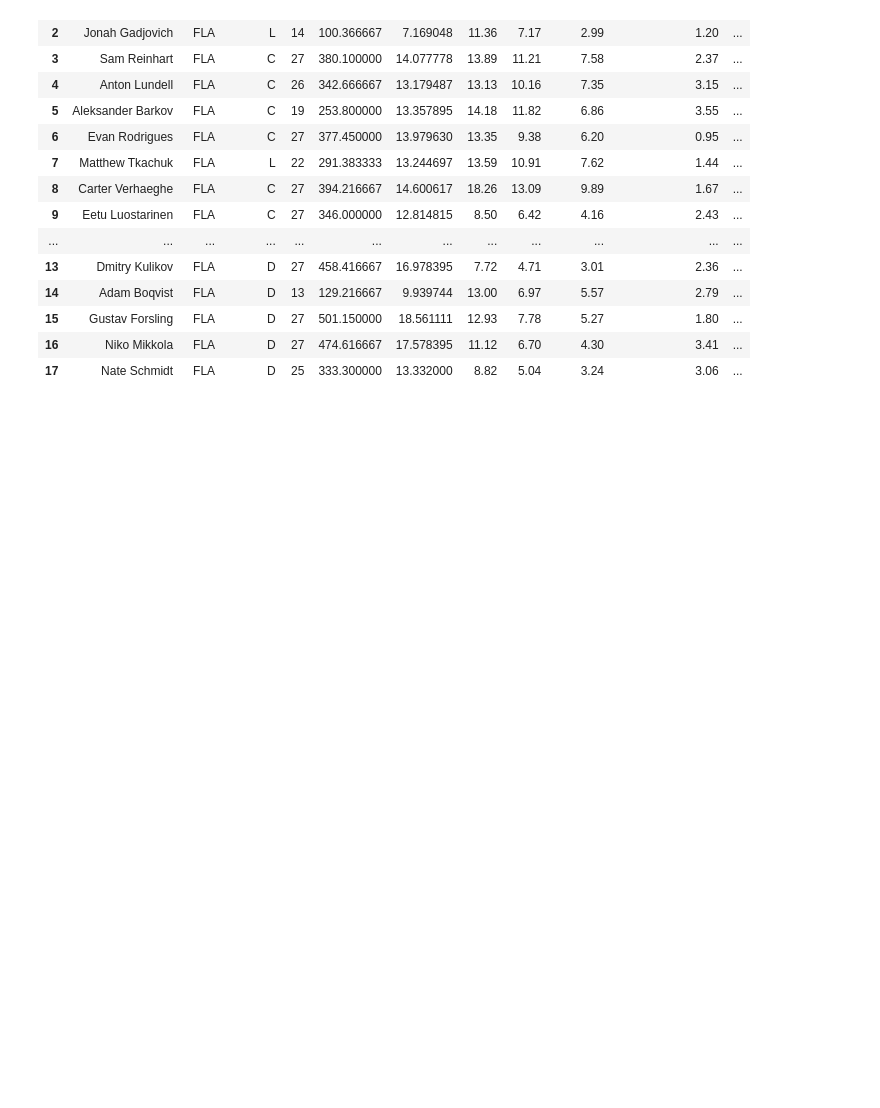
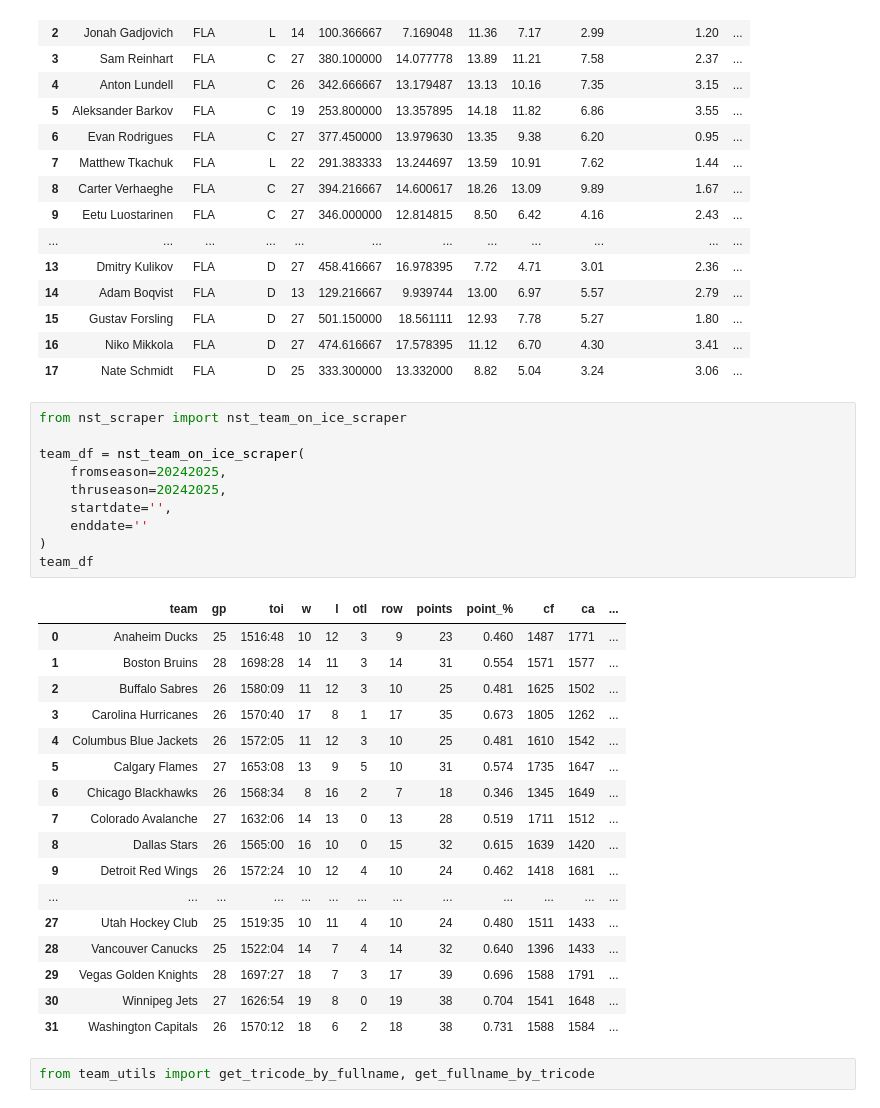
Before and after one commit to bwista/accurateshothelper, a Jupyter notebook: xgm_model_01.ipynb, the cells around one changed output. Drawn from its saved outputs; the diff is of its cells as text; blank space fills up the shorter version.

Commit message:
further progress on process_team_shots_and_opponent opponent's team stats are retrieved but need to figure out what to do with them (how they effect shots)

```diff
--- a/xgm_model_01.ipynb
+++ b/xgm_model_01.ipynb
@@ -1767,3 +1744,33 @@ Lineup extracted for team FLA on 2024-12-05.
 | 15 | Gustav Forsling | FLA | D | 27 | 501.150000 | 18.561111 | 12.93 | 7.78 | 5.27 | 1.80 | ... |
 | 16 | Niko Mikkola | FLA | D | 27 | 474.616667 | 17.578395 | 11.12 | 6.70 | 4.30 | 3.41 | ... |
 | 17 | Nate Schmidt | FLA | D | 25 | 333.300000 | 13.332000 | 8.82 | 5.04 | 3.24 | 3.06 | ... |
+# %%
+from nst_scraper import nst_team_on_ice_scraper
+
+team_df = nst_team_on_ice_scraper(
+    fromseason=20242025,
+    thruseason=20242025,
+    startdate='',
+    enddate=''
+)
+team_df
+# %% [output]
+|  | team | gp | toi | w | l | otl | row | points | point_% | cf | ca | ... |
+| 0 | Anaheim Ducks | 25 | 1516:48 | 10 | 12 | 3 | 9 | 23 | 0.460 | 1487 | 1771 | ... |
+| 1 | Boston Bruins | 28 | 1698:28 | 14 | 11 | 3 | 14 | 31 | 0.554 | 1571 | 1577 | ... |
+| 2 | Buffalo Sabres | 26 | 1580:09 | 11 | 12 | 3 | 10 | 25 | 0.481 | 1625 | 1502 | ... |
+| 3 | Carolina Hurricanes | 26 | 1570:40 | 17 | 8 | 1 | 17 | 35 | 0.673 | 1805 | 1262 | ... |
+| 4 | Columbus Blue Jackets | 26 | 1572:05 | 11 | 12 | 3 | 10 | 25 | 0.481 | 1610 | 1542 | ... |
+| 5 | Calgary Flames | 27 | 1653:08 | 13 | 9 | 5 | 10 | 31 | 0.574 | 1735 | 1647 | ... |
+| 6 | Chicago Blackhawks | 26 | 1568:34 | 8 | 16 | 2 | 7 | 18 | 0.346 | 1345 | 1649 | ... |
+| 7 | Colorado Avalanche | 27 | 1632:06 | 14 | 13 | 0 | 13 | 28 | 0.519 | 1711 | 1512 | ... |
+| 8 | Dallas Stars | 26 | 1565:00 | 16 | 10 | 0 | 15 | 32 | 0.615 | 1639 | 1420 | ... |
+| 9 | Detroit Red Wings | 26 | 1572:24 | 10 | 12 | 4 | 10 | 24 | 0.462 | 1418 | 1681 | ... |
+| ... | ... | ... | ... | ... | ... | ... | ... | ... | ... | ... | ... | ... |
+| 27 | Utah Hockey Club | 25 | 1519:35 | 10 | 11 | 4 | 10 | 24 | 0.480 | 1511 | 1433 | ... |
+| 28 | Vancouver Canucks | 25 | 1522:04 | 14 | 7 | 4 | 14 | 32 | 0.640 | 1396 | 1433 | ... |
+| 29 | Vegas Golden Knights | 28 | 1697:27 | 18 | 7 | 3 | 17 | 39 | 0.696 | 1588 | 1791 | ... |
+| 30 | Winnipeg Jets | 27 | 1626:54 | 19 | 8 | 0 | 19 | 38 | 0.704 | 1541 | 1648 | ... |
+| 31 | Washington Capitals | 26 | 1570:12 | 18 | 6 | 2 | 18 | 38 | 0.731 | 1588 | 1584 | ... |
+# %%
+from team_utils import get_tricode_by_fullname, get_fullname_by_tricode
```
Also changed, not shown: parts of 14 cells of this notebook.
